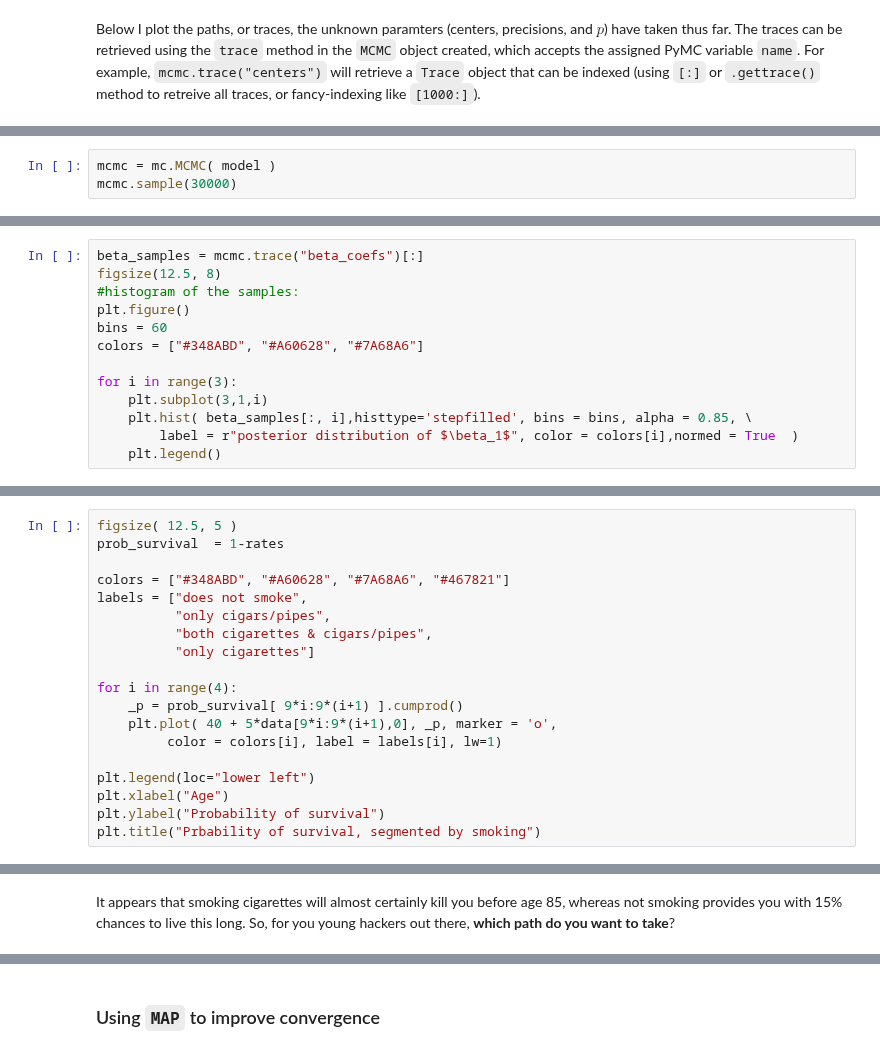
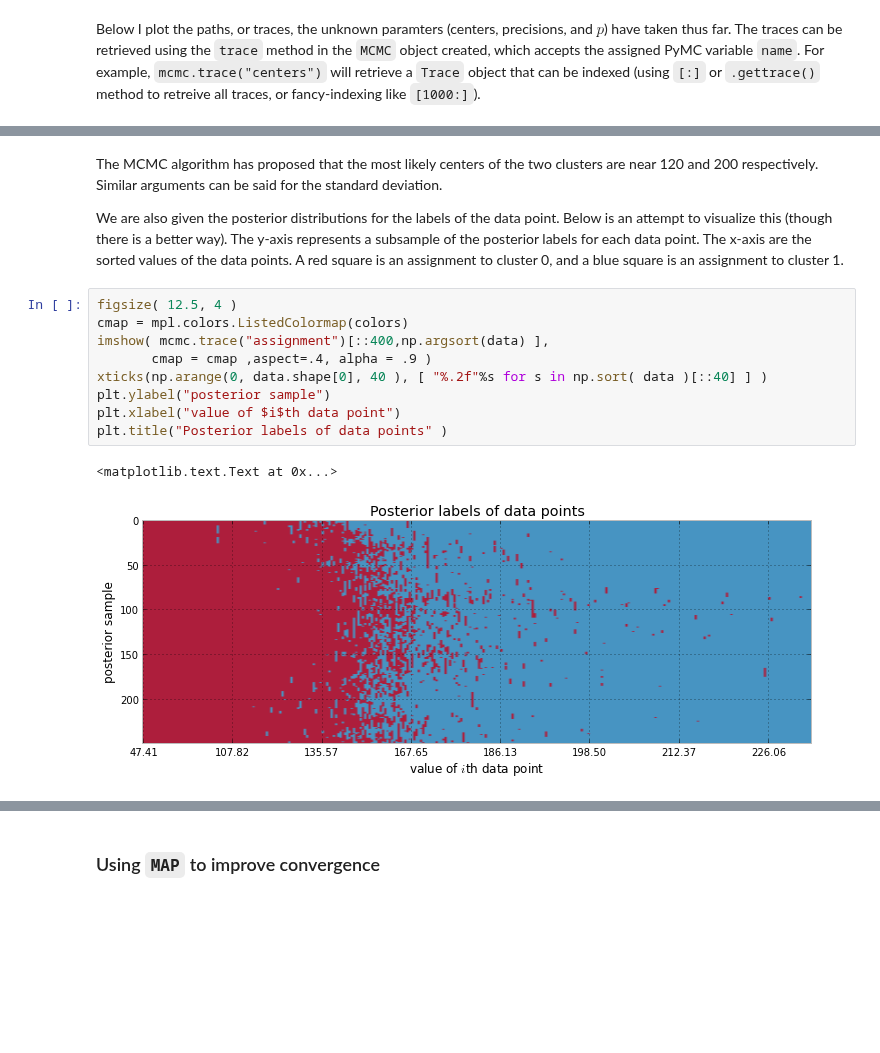
Before and after one commit to CamDavidsonPilon/Probabilistic-Programming-and-Bayesian-Methods-for-Hackers, a Jupyter notebook: Chapter3_MCMC/IntroMCMC.ipynb, the cells around one changed output, grey strips where cells are left out. Saved outputs shown, nothing was run; the diff lists cells and outputs as text; blank space fills up the shorter version.

```diff
--- a/Chapter3_MCMC/IntroMCMC.ipynb
+++ b/Chapter3_MCMC/IntroMCMC.ipynb
@@ -411,3 +336,0 @@ The method for asking the object to explore the space is `.sample( iterations )`
-# %%
-mcmc = mc.MCMC( model )
-mcmc.sample(30000)
@@ -448,13 +336,0 @@ We can be faily confident the chain has converged (I'll introduce diagnostic tes
-# %%
-beta_samples = mcmc.trace("beta_coefs")[:]
-figsize(12.5, 8)
-#histogram of the samples:
-plt.figure()
-bins = 60
-colors = ["#348ABD", "#A60628", "#7A68A6"]
-
-for i in range(3):
-    plt.subplot(3,1,i)
-    plt.hist( beta_samples[:, i],histtype='stepfilled', bins = bins, alpha = 0.85, \
-        label = r"posterior distribution of $\beta_1$", color = colors[i],normed = True  )
-    plt.legend()
@@ -503,19 +336,0 @@ We can interpret these rates as probabilities, for example, 0.032 is the rate of
-# %%
-figsize( 12.5, 5 )
-prob_survival  = 1-rates
-
-colors = ["#348ABD", "#A60628", "#7A68A6", "#467821"]
-labels = ["does not smoke",
-          "only cigars/pipes",
-          "both cigarettes & cigars/pipes",
-          "only cigarettes"]
-
-for i in range(4):
-    _p = prob_survival[ 9*i:9*(i+1) ].cumprod()
-    plt.plot( 40 + 5*data[9*i:9*(i+1),0], _p, marker = 'o',
-         color = colors[i], label = labels[i], lw=1)
-
-plt.legend(loc="lower left")
-plt.xlabel("Age")
-plt.ylabel("Probability of survival")
-plt.title("Prbability of survival, segmented by smoking")
@@ -525,2 +337,16 @@ plt.title("Prbability of survival, segmented by smoking")
-# %% [markdown]
-It appears that smoking cigarettes will almost certainly kill you before age 85, whereas not smoking provides you with 15% chances to live this long. So, for you young hackers out there, **which path do you want to take**?
+# %% [markdown]
+The MCMC algorithm has proposed that the most likely centers of the two clusters are near 120 and 200 respectively. Similar arguments can be said for the standard deviation.
+
+We are also given the posterior distributions for the labels of the data point. Below is an attempt to visualize this (though there is a better way). The y-axis represents a subsample of the posterior labels for each data point. The x-axis are the sorted values of the data points. A red square is an assignment to cluster 0, and a blue square is an assignment to cluster 1.
+# %%
+figsize( 12.5, 4 )
+cmap = mpl.colors.ListedColormap(colors)
+imshow( mcmc.trace("assignment")[::400,np.argsort(data) ],
+       cmap = cmap ,aspect=.4, alpha = .9 )
+xticks(np.arange(0, data.shape[0], 40 ), [ "%.2f"%s for s in np.sort( data )[::40] ] )
+plt.ylabel("posterior sample")
+plt.xlabel("value of $i$th data point")
+plt.title("Posterior labels of data points" )
+# %% [output]
+<matplotlib.text.Text at 0x...>
+[figure, added]
```
Also changed, not shown: parts of 29 cells of this notebook.
